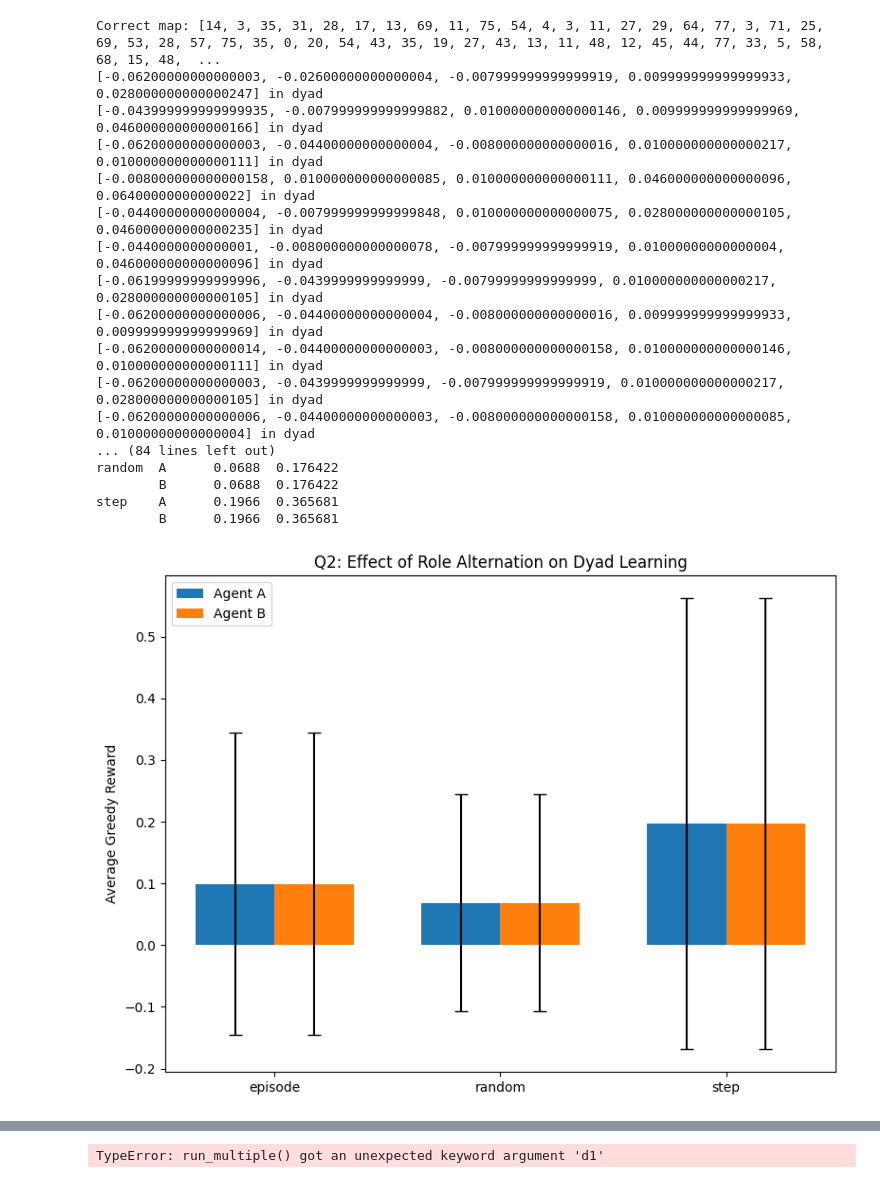
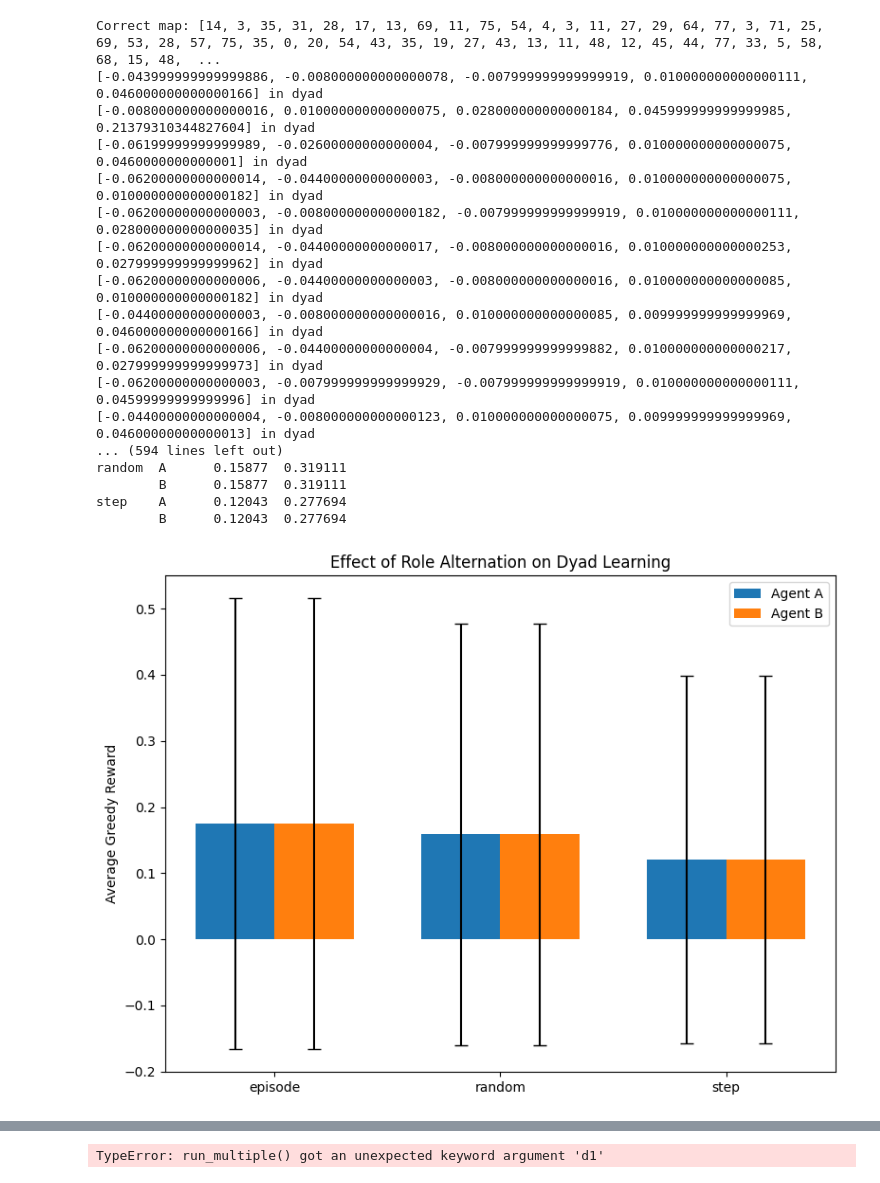
Before and after one commit to abarch/meta_unit, a Jupyter notebook: dyad_learning/multi_exp.ipynb, the cells around one changed output, grey strips where cells are left out. Cells and saved outputs as stored; diff of their text form; code cells hidden in the pictures.

```diff
--- a/dyad_learning/multi_exp.ipynb
+++ b/dyad_learning/multi_exp.ipynb
@@ -201,7 +201,7 @@ def evaluate_agent(env, agent, n_episodes=50):
 # Experiment: evaluate SOLO vs DYAD
 # ------------------------------
 def experiment_final_eval(
-    n_runs=2, pretrain_episodes=5, dyad_episodes=7, solo_episodes=12, eval_episodes=2
+    n_runs=200, pretrain_episodes=5, dyad_episodes=7, solo_episodes=12, eval_episodes=2
 ):
     results = {
         "SOLO": [],
@@ -222,8 +222,8 @@ def experiment_final_eval(
         # DYAD: Beginner+Beginner (BB) ---------
         agent1 = QLearningAgent(env.n_states, env.n_actions)
         agent2 = QLearningAgent(env.n_states, env.n_actions)
-        run_dyad(env, agent1, agent2, n_episodes=dyad_episodes,
-                 swap_mode=sw, obs_factor=0.3)
+        run_dyad(env, agent1, agent2, n_episodes=dyad_episodes, swap_mode=sw, obs_factor=0.3) # FIXME: hier müsste man das irgendwie anders machen.  beginner haben einfach insgesamt weniger trials.
+
         results["BB_agent1"].append(evaluate_agent(env, agent1, eval_episodes))
         results["BB_agent2"].append(evaluate_agent(env, agent2, eval_episodes))
 
@@ -271,7 +271,7 @@ def experiment_final_eval(
 # Run experiment
 # ------------------------------
 results, mean_final, std_final = experiment_final_eval(
-    n_runs=5, pretrain_episodes=3, dyad_episodes=10, solo_episodes=8, eval_episodes=5
+    n_runs=20, pretrain_episodes=3, dyad_episodes=10, solo_episodes=8, eval_episodes=5
 )
 # %% [output]
 Correct map: [6, 34, 11, 98, 52, 34, 13, 4, 48, 68, 71, 42, 43, 6, 20, 17, 43, 71, 42, 89, 31, 20, 0, 55, 99, 11, 76, 48, 8, 0, 40, 93, 57, 13, 5, 11, 85, 18, 16, 2, 37, 55, 73, 61, 33, 60, 4, 98, 39, ...
@@ -681,4 +681,5 @@ Correct map: [2, 58, 39, 37, 36, 52, 6, 1, 1, 17, 12, 26, 14, 19, 43, 42, 55, 59
 # %%
+import pandas as pd
 #EXP 3
 #different switch modes
 def evaluate_agent(env, agent, n_eval_episodes=5):
@@ -722,52 +723,52 @@ def run_multiple(env, modes, n_runs=5, n_episodes=50, obs_factor=0.7, n_eval_epi
 # ------------------------------
 def plot_results(df, title="Dyad Role Alternation Comparison"):
     stats = df.groupby(["mode", "agent"])["score"].agg(["mean", "std"]).reset_index()
 
     plt.figure(figsize=(8,6))
     modes = stats["mode"].unique()
     agents = stats["agent"].unique()
     x = np.arange(len(modes))
     width = 0.35
 
     for i, agent in enumerate(agents):
         vals = stats[stats["agent"] == agent]
         plt.bar(x + i*width - width/2, vals["mean"], width, yerr=vals["std"], capsize=5, label=f"Agent {agent}")
 
     plt.xticks(x, modes)
     plt.ylabel("Average Greedy Reward")
     plt.title(title)
     plt.legend()
     plt.tight_layout()
     plt.show()
 
 # ------------------------------
 # Run the full experiment
 # ------------------------------
 if __name__ == "__main__":
     env = PianoEnv(length=50, n_actions=80, seed=42)  # replace with PianoEnv
     modes = ["episode", "step", "random"]
-    df = run_multiple(env, modes, n_runs=30, n_episodes=25, obs_factor=0.5, n_eval_episodes=30)
+    df = run_multiple(env, modes, n_runs=200, n_episodes=25, obs_factor=0.8, n_eval_episodes=20)
     print(df.groupby(["mode", "agent"]).agg(["mean", "std"]))
-    plot_results(df, title="Q2: Effect of Role Alternation on Dyad Learning")
+    plot_results(df, title="Effect of Role Alternation on Dyad Learning")
 # %% [output]
 Correct map: [14, 3, 35, 31, 28, 17, 13, 69, 11, 75, 54, 4, 3, 11, 27, 29, 64, 77, 3, 71, 25, 69, 53, 28, 57, 75, 35, 0, 20, 54, 43, 35, 19, 27, 43, 13, 11, 48, 12, 45, 44, 77, 33, 5, 58, 68, 15, 48,  ...
-[-0.06200000000000003, -0.02600000000000004, -0.007999999999999919, 0.009999999999999933, 0.028000000000000247] in dyad
-[-0.043999999999999935, -0.007999999999999882, 0.010000000000000146, 0.009999999999999969, 0.046000000000000166] in dyad
-[-0.06200000000000003, -0.04400000000000004, -0.008000000000000016, 0.010000000000000217, 0.010000000000000111] in dyad
-[-0.008000000000000158, 0.010000000000000085, 0.010000000000000111, 0.046000000000000096, 0.06400000000000022] in dyad
-[-0.04400000000000004, -0.007999999999999848, 0.010000000000000075, 0.028000000000000105, 0.046000000000000235] in dyad
-[-0.0440000000000001, -0.008000000000000078, -0.007999999999999919, 0.01000000000000004, 0.046000000000000096] in dyad
-[-0.06199999999999996, -0.0439999999999999, -0.00799999999999999, 0.010000000000000217, 0.028000000000000105] in dyad
-[-0.06200000000000006, -0.04400000000000004, -0.008000000000000016, 0.009999999999999933, 0.009999999999999969] in dyad
-[-0.06200000000000014, -0.04400000000000003, -0.008000000000000158, 0.010000000000000146, 0.010000000000000111] in dyad
-[-0.06200000000000003, -0.0439999999999999, -0.007999999999999919, 0.010000000000000217, 0.028000000000000105] in dyad
-[-0.06200000000000006, -0.04400000000000003, -0.008000000000000158, 0.010000000000000085, 0.01000000000000004] in dyad
-... (84 lines left out)
-random  A      0.0688  0.176422
-        B      0.0688  0.176422
-step    A      0.1966  0.365681
-        B      0.1966  0.365681
+[-0.043999999999999886, -0.008000000000000078, -0.007999999999999919, 0.010000000000000111, 0.046000000000000166] in dyad
+[-0.008000000000000016, 0.010000000000000075, 0.028000000000000184, 0.045999999999999985, 0.21379310344827604] in dyad
+[-0.06199999999999989, -0.02600000000000004, -0.007999999999999776, 0.010000000000000075, 0.0460000000000001] in dyad
+[-0.06200000000000014, -0.04400000000000003, -0.008000000000000016, 0.010000000000000075, 0.010000000000000182] in dyad
+[-0.06200000000000003, -0.008000000000000182, -0.007999999999999919, 0.010000000000000111, 0.028000000000000035] in dyad
+[-0.06200000000000014, -0.04400000000000017, -0.008000000000000016, 0.010000000000000253, 0.027999999999999962] in dyad
+[-0.06200000000000006, -0.04400000000000003, -0.008000000000000016, 0.010000000000000085, 0.010000000000000182] in dyad
+[-0.04400000000000003, -0.008000000000000016, 0.010000000000000085, 0.009999999999999969, 0.046000000000000166] in dyad
+[-0.06200000000000006, -0.04400000000000004, -0.007999999999999882, 0.010000000000000217, 0.027999999999999973] in dyad
+[-0.06200000000000003, -0.007999999999999929, -0.007999999999999919, 0.010000000000000111, 0.04599999999999996] in dyad
+[-0.04400000000000004, -0.008000000000000123, 0.010000000000000075, 0.009999999999999969, 0.04600000000000013] in dyad
+... (594 lines left out)
+random  A      0.15877  0.319111
+        B      0.15877  0.319111
+step    A      0.12043  0.277694
+        B      0.12043  0.277694
-[figure, old version]
+[figure, new version]
 # %%
 # different obs-factor for the observational update
 
```
Also changed, not shown: parts of 7 cells of this notebook.
